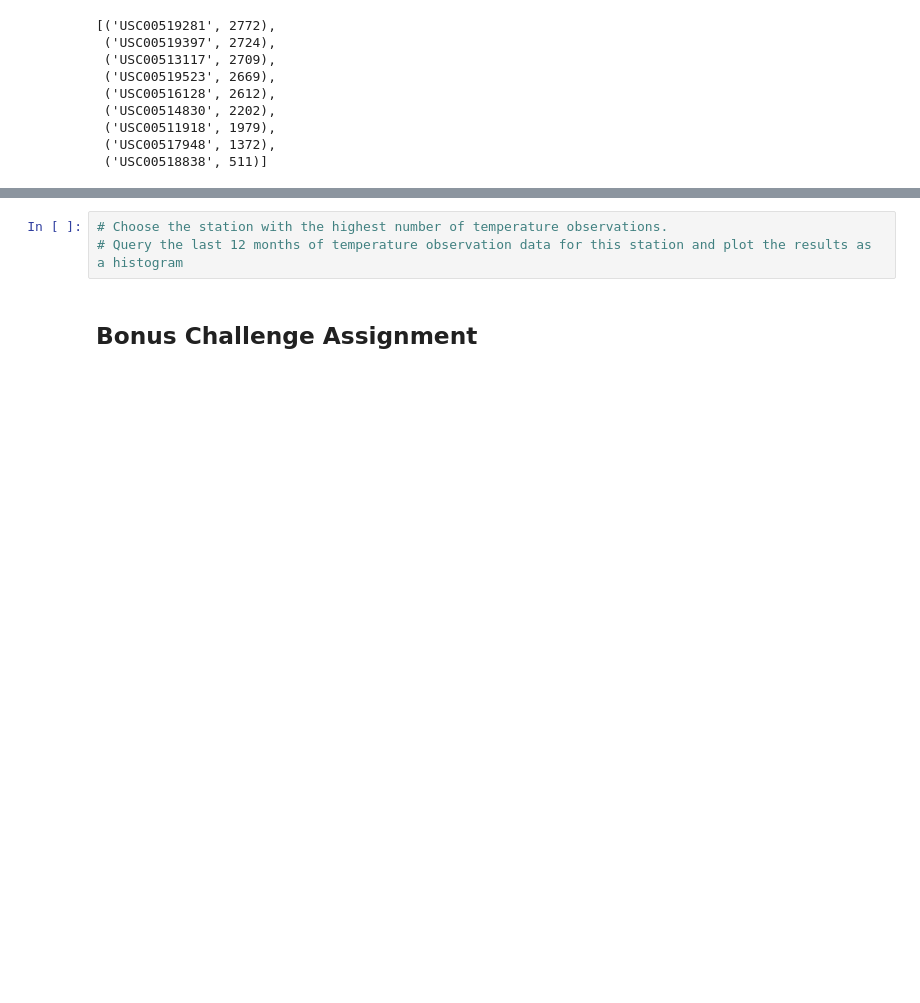
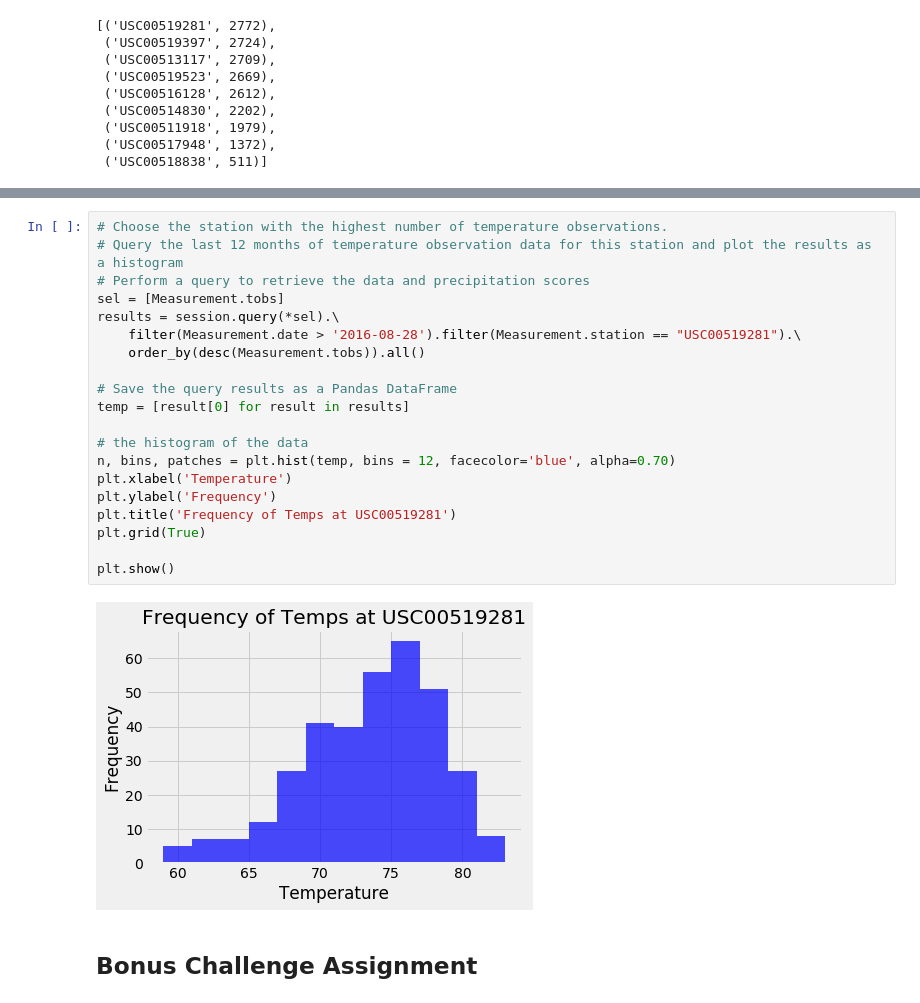
Before and after one commit to george-simon/sqlalchemy-challenge, a Jupyter notebook: climate_starter.ipynb, the cells around one changed output, grey strips where cells are left out. Cells and saved outputs as stored; diff of their text form; blank space fills up the shorter version.

```diff
--- a/climate_starter.ipynb
+++ b/climate_starter.ipynb
@@ -174,6 +185,25 @@ active_s
-# %%
-# Choose the station with the highest number of temperature observations.
-# Query the last 12 months of temperature observation data for this station and plot the results as a histogram
+# %%
+# Choose the station with the highest number of temperature observations.
+# Query the last 12 months of temperature observation data for this station and plot the results as a histogram
+# Perform a query to retrieve the data and precipitation scores
+sel = [Measurement.tobs]
+results = session.query(*sel).\
+    filter(Measurement.date > '2016-08-28').filter(Measurement.station == "USC00519281").\
+    order_by(desc(Measurement.tobs)).all()
+
+# Save the query results as a Pandas DataFrame
+temp = [result[0] for result in results]
+
+# the histogram of the data
+n, bins, patches = plt.hist(temp, bins = 12, facecolor='blue', alpha=0.70)
+plt.xlabel('Temperature')
+plt.ylabel('Frequency')
+plt.title('Frequency of Temps at USC00519281')
+plt.grid(True)
+
+plt.show()
+# %% [output]
+[figure, added]
 # %% [markdown]
 ## Bonus Challenge Assignment
 # %%
```
Also changed, not shown: parts of 1 cell of this notebook.
